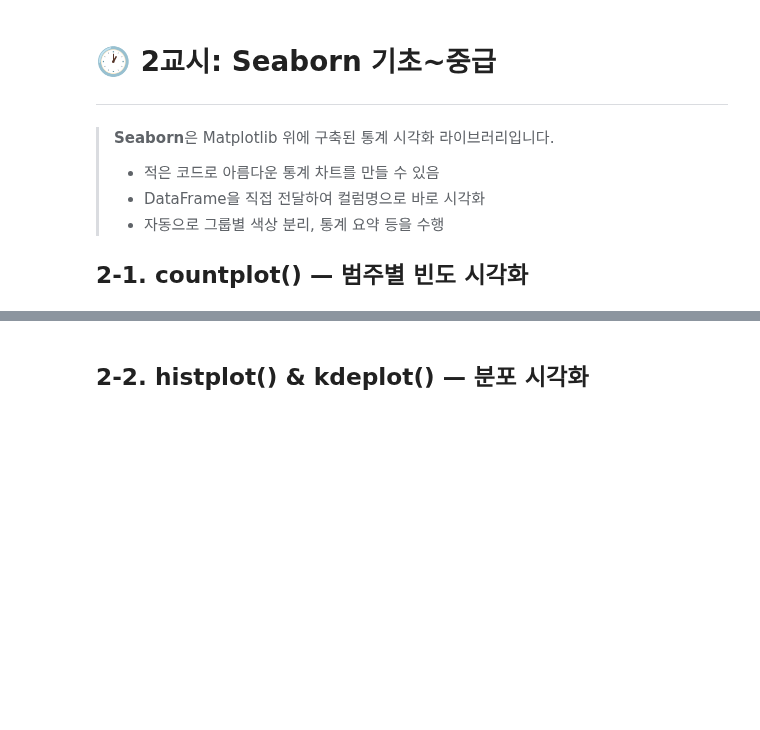
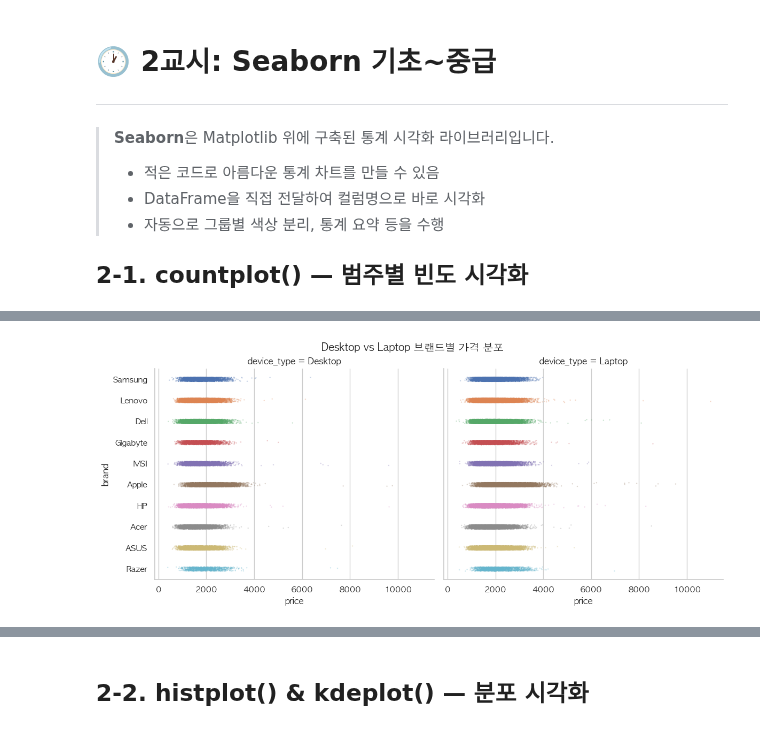
Before and after one commit to icesnake72/aice, a Jupyter notebook: test04.ipynb, the cells around one changed output, grey strips where cells are left out. Cells and saved outputs as stored; diff of their text form; code cells hidden in the pictures; blank space fills up the shorter version.

```diff
--- a/test04.ipynb
+++ b/test04.ipynb
@@ -545,0 +636,9 @@ plt.show()
+# %%
+sns.catplot(data=df_comp, x='price', y='brand',
+            col='device_type',          # Desktop / Laptop 분리
+            kind='strip', alpha=0.3, s=3,
+            height=5, aspect=1.2, hue='brand')
+plt.suptitle('Desktop vs Laptop 브랜드별 가격 분포', fontsize=14, fontweight='bold', y=1.02)
+plt.show()
+# %% [output]
+[figure, added]
```
Also changed, not shown: parts of 15 cells of this notebook, 1 other file.
